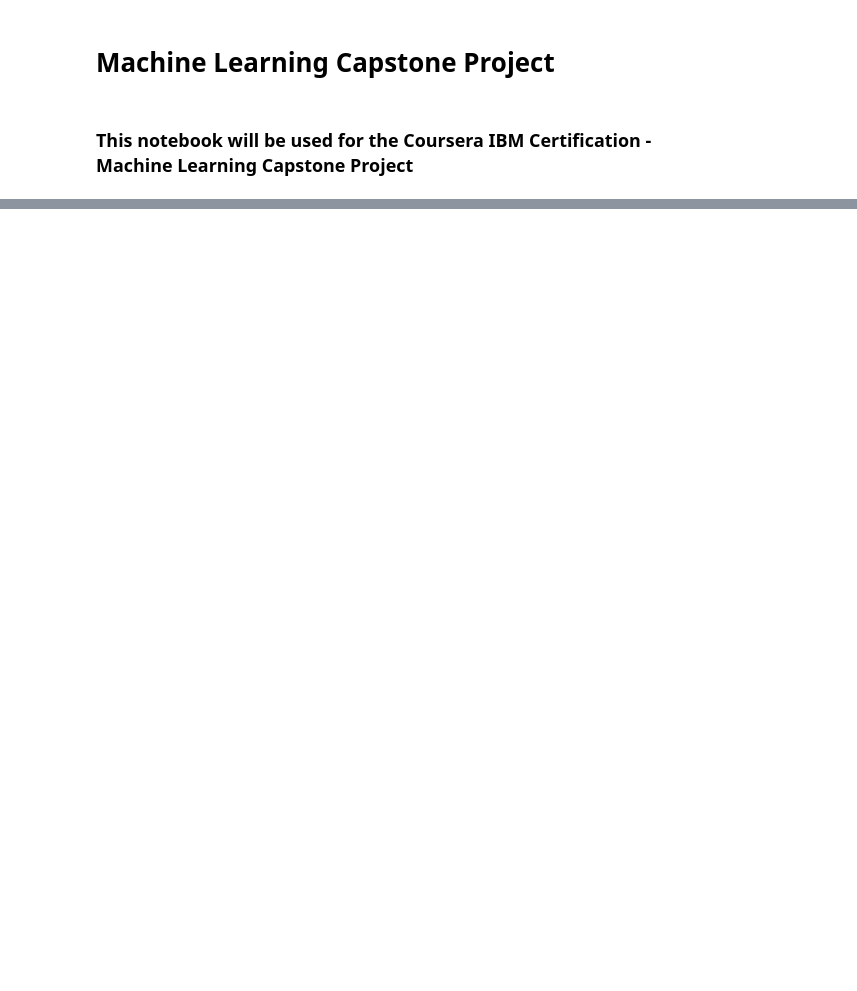
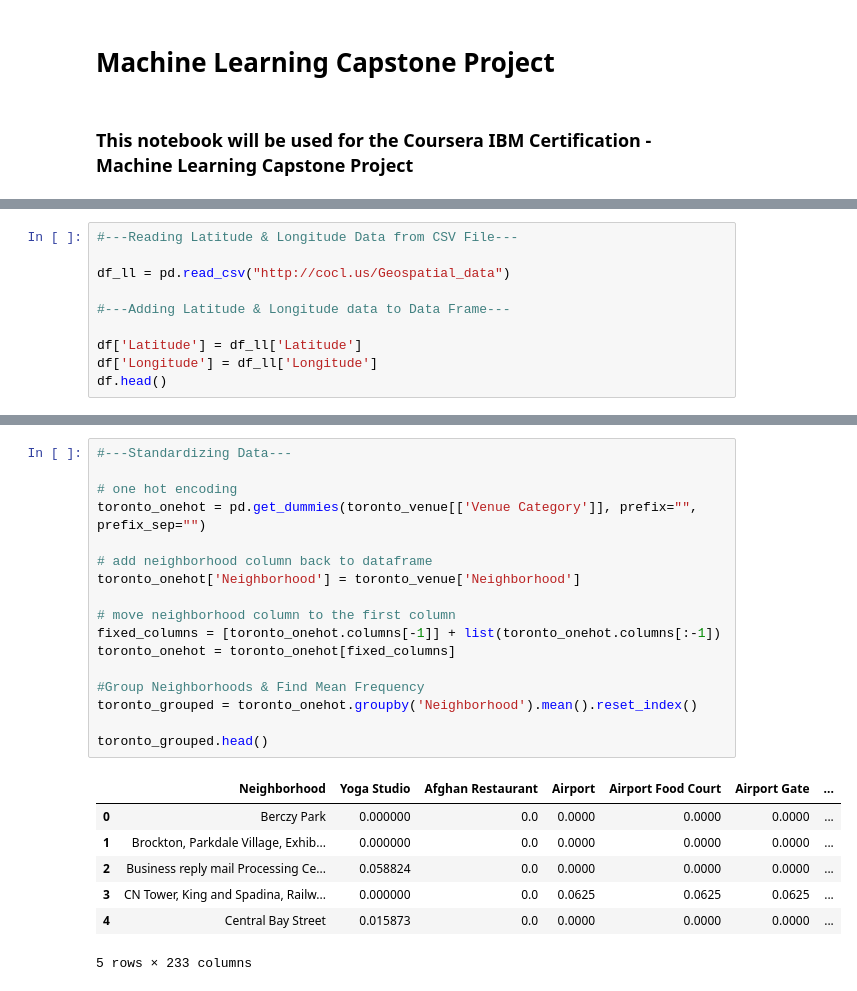
Before and after one commit to hrishikeshutpat/Coursera_Capstone, a Jupyter notebook: Machine Learning Capstone Project.ipynb, the cells around one changed output, grey strips where cells are left out. Drawn from its saved outputs; the diff is of its cells as text; blank space fills up the shorter version.

```diff
--- a/Machine Learning Capstone Project.ipynb
+++ b/Machine Learning Capstone Project.ipynb
@@ -48,0 +100,10 @@ df.shape
+# %%
+#---Reading Latitude & Longitude Data from CSV File---
+
+df_ll = pd.read_csv("http://cocl.us/Geospatial_data")
+
+#---Adding Latitude & Longitude data to Data Frame---
+
+df['Latitude'] = df_ll['Latitude']
+df['Longitude'] = df_ll['Longitude']
+df.head()
@@ -48,0 +239,25 @@ df.shape
+# %%
+#---Standardizing Data---
+
+# one hot encoding
+toronto_onehot = pd.get_dummies(toronto_venue[['Venue Category']], prefix="", prefix_sep="")
+
+# add neighborhood column back to dataframe
+toronto_onehot['Neighborhood'] = toronto_venue['Neighborhood']
+
+# move neighborhood column to the first column
+fixed_columns = [toronto_onehot.columns[-1]] + list(toronto_onehot.columns[:-1])
+toronto_onehot = toronto_onehot[fixed_columns]
+
+#Group Neighborhoods & Find Mean Frequency
+toronto_grouped = toronto_onehot.groupby('Neighborhood').mean().reset_index()
+
+toronto_grouped.head()
+# %% [output]
+|  | Neighborhood | Yoga Studio | Afghan Restaurant | Airport | Airport Food Court | Airport Gate | ... |
+| 0 | Berczy Park | 0.000000 | 0.0 | 0.0000 | 0.0000 | 0.0000 | ... |
+| 1 | Brockton, Parkdale Village, Exhib... | 0.000000 | 0.0 | 0.0000 | 0.0000 | 0.0000 | ... |
+| 2 | Business reply mail Processing Ce... | 0.058824 | 0.0 | 0.0000 | 0.0000 | 0.0000 | ... |
+| 3 | CN Tower, King and Spadina, Railw... | 0.000000 | 0.0 | 0.0625 | 0.0625 | 0.0625 | ... |
+| 4 | Central Bay Street | 0.015873 | 0.0 | 0.0000 | 0.0000 | 0.0000 | ... |
+5 rows × 233 columns
```
Also changed, not shown: parts of 31 cells of this notebook.
